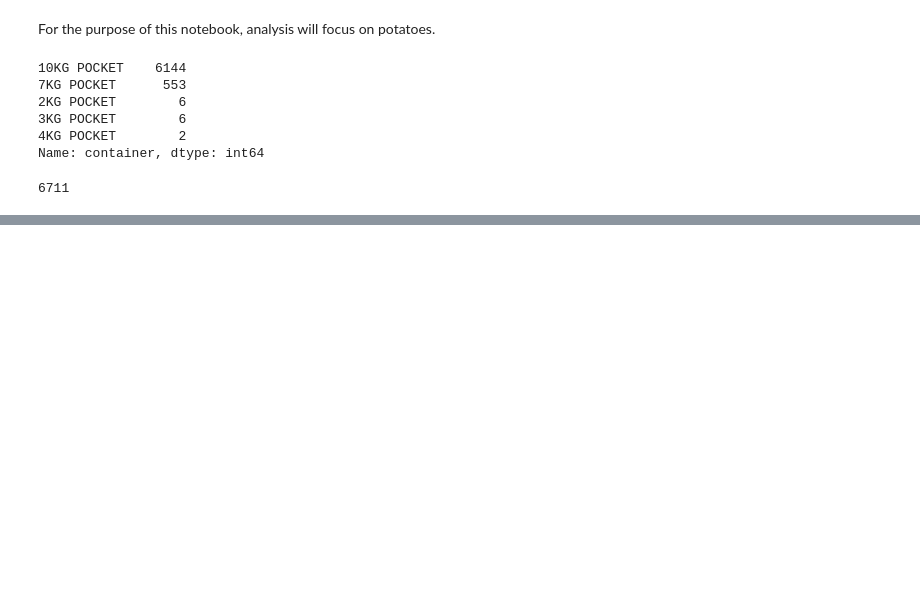
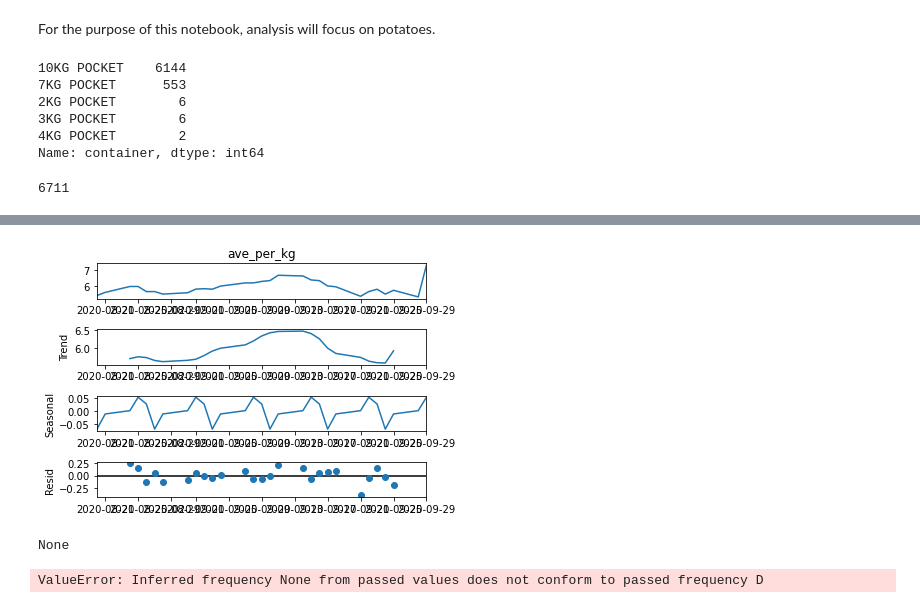
Before and after one commit to scmosoeu/fresh_produce, a Jupyter notebook: forecasting/notebooks/general_forecasting.ipynb, the cells around one changed output, grey strips where cells are left out. Drawn from its saved outputs; the diff is of its cells as text; code cells hidden in the pictures; blank space fills up the shorter version.

```diff
--- a/forecasting/notebooks/general_forecasting.ipynb
+++ b/forecasting/notebooks/general_forecasting.ipynb
@@ -66,0 +104,2 @@ len(df)
+# %%
+price = price.asfreq('B', method='backfill')
@@ -66,0 +139,13 @@ len(df)
+# %%
+result = seasonal_decompose(price['ave_per_kg'], model='additive')  # model='mul' also works
+result.plot();
+# %% [output]
+[figure, added]
+# %%
+print(price.index.freq)
+# %% [output]
+None
+# %%
+price.index.freq = pd.tseries.frequencies.to_offset('D')
+# %% [output]
+ValueError: Inferred frequency None from passed values does not conform to passed frequency D
```
Also changed, not shown: parts of 11 cells of this notebook, 3 other files.
